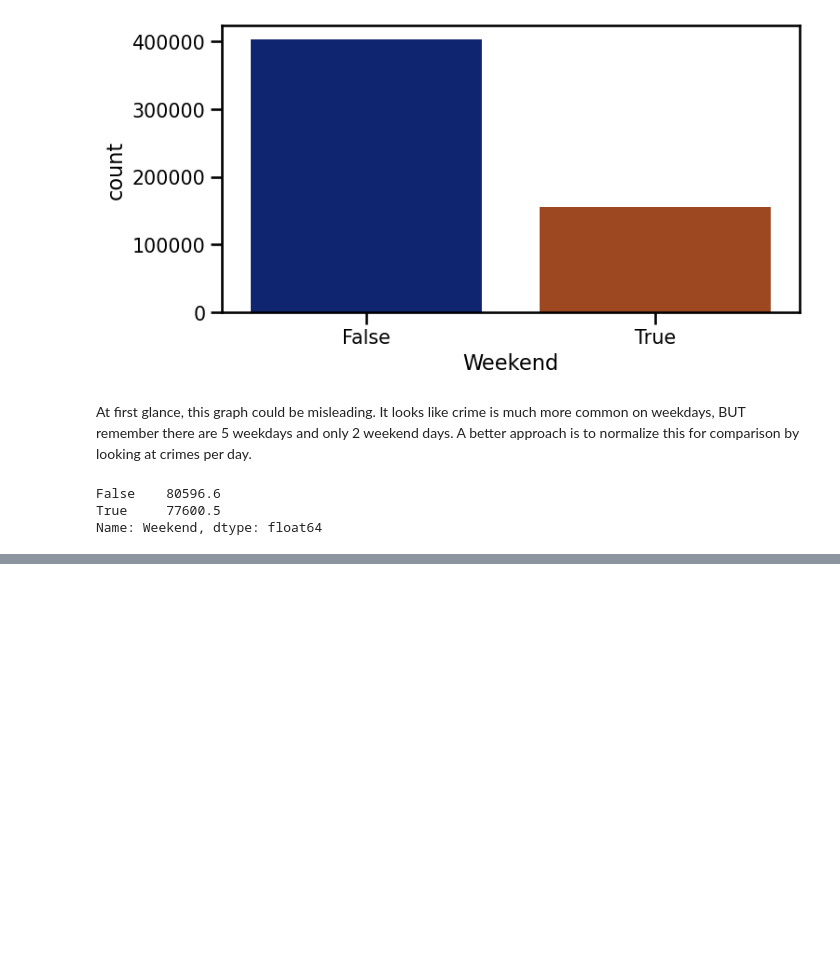
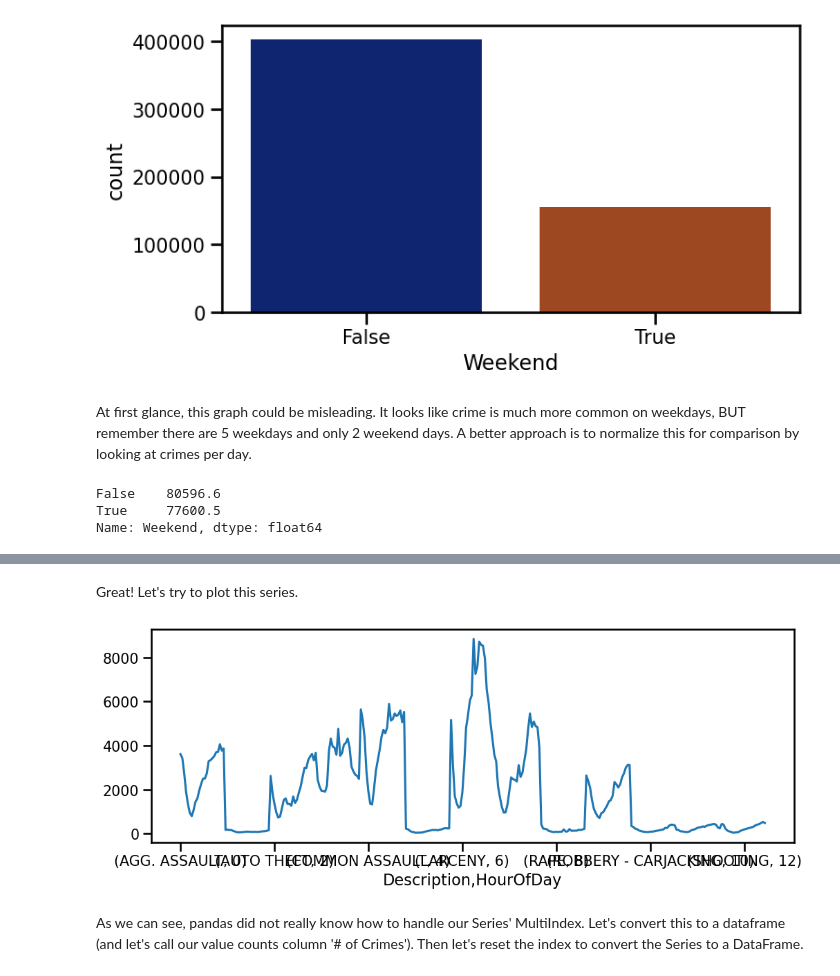
Before and after one commit to hansolothe3rd/Time-Series-Analysis, a Jupyter notebook: Binning Time Series.ipynb, the cells around one changed output, grey strips where cells are left out. Cells and saved outputs as stored; diff of their text form; code cells hidden in the pictures; blank space fills up the shorter version.

```diff
--- a/Binning Time Series.ipynb
+++ b/Binning Time Series.ipynb
@@ -277,0 +349,4 @@ Name: Weekend, dtype: float64
+# %%
+## Get # of crimes by Hour
+crimes_by_hour = df.groupby('Description')['HourOfDay'].value_counts().sort_index()
+crimes_by_hour
@@ -277,0 +367,10 @@ Name: Weekend, dtype: float64
+# %% [markdown]
+Great! Let's try to plot this series.
+# %%
+crimes_by_hour.plot();
+# %% [output]
+[figure, added]
+# %% [markdown]
+As we can see, pandas did not really know how to handle our Series' MultiIndex.
+Let's convert this to a dataframe (and let's call our value counts column '# of Crimes').
+Then let's reset the index to convert the Series to a DataFrame.
```
Also changed, not shown: parts of 101 cells of this notebook.
